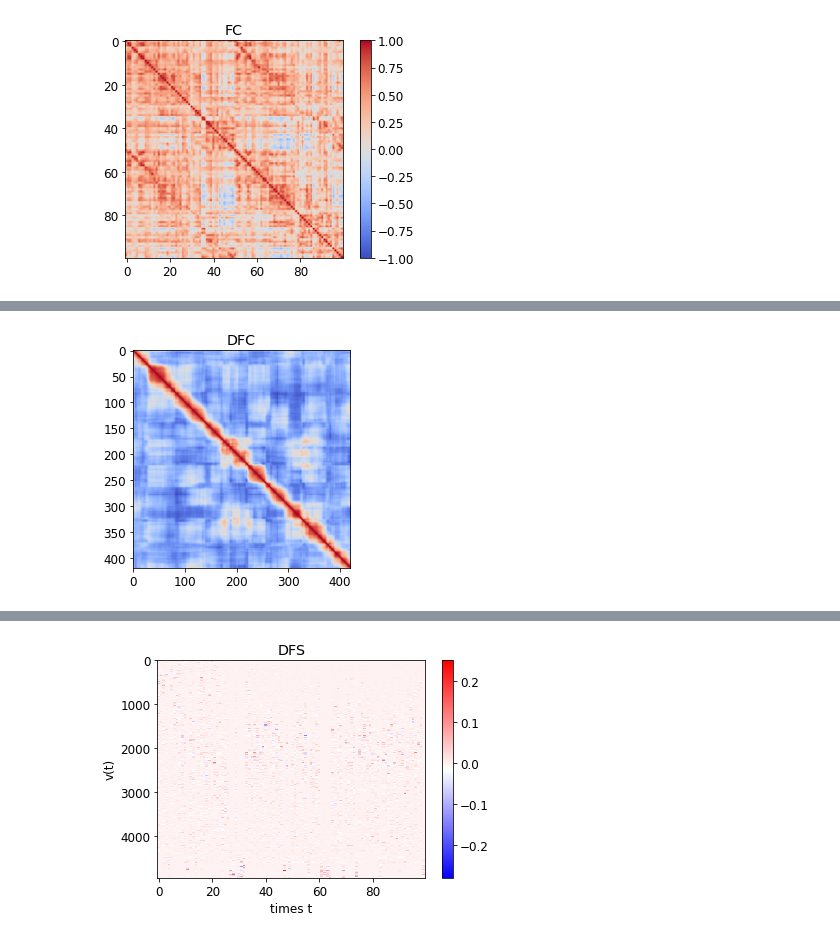
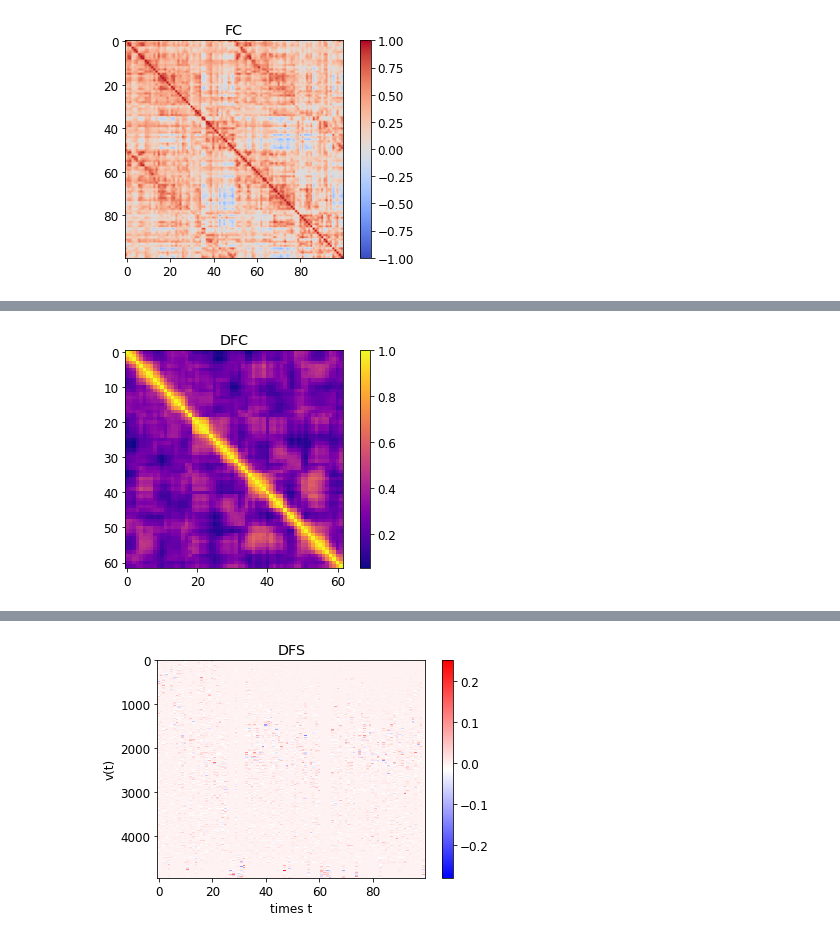
Before and after one commit to gbarzon/DMF, a Jupyter notebook: FC_analysis.ipynb, the cells around one changed output, grey strips where cells are left out. Cells and saved outputs as stored; diff of their text form; code cells hidden in the pictures.

```diff
--- a/FC_analysis.ipynb
+++ b/FC_analysis.ipynb
@@ -49,10 +52,11 @@ N subjects: 40
 # %%
-data = load_data(subjs[1])
+data = load_data(subjs[1], demean=False)
 # %% [output]
 352132.REST1.LR.Schaefer.ptseries.nii
 352132.REST1.RL.Schaefer.ptseries.nii
 352132.REST2.LR.Schaefer.ptseries.nii
 352132.REST2.RL.Schaefer.ptseries.nii
 # %%
-filtered = [bp_filter(tmp) for tmp in data]
+demeaned = [tmp-tmp.mean(axis=1,keepdims=True) for tmp in data]
+filtered = [bp_filter(tmp) for tmp in demeaned]
 # %%
@@ -82,5 +84,5 @@ plt.show()
 # %%
-bold = filtered[0][:,offset:]
+bold = filtered[0]
 N, Tmax = bold.shape
 print(N, Tmax)
 
@@ -112,5 +114,5 @@ for tt in range(5):
 # %%
-def compute_dfc(bold, window=60, shift=2, zscore=True, compute_eig=True):
+def compute_dfc(bold, window=80, shift=18, zscore=True, compute_eig=False):
     N, Tmax = bold.shape
     n_fcd = (Tmax - window) // shift
 
@@ -119,9 +121,6 @@ def compute_dfc(bold, window=60, shift=2, zscore=True, compute_eig=True):
     idx = np.triu_indices(N,1)
 
     for i in tqdm(range(n_fcd-1)):
-        #if i%10==0:
-        #    print(f'{i+1}/{n_fcd-1}')
-
         tmp_X = bold[:,i*shift:i*shift+window]
         tmp_X = np.corrcoef(tmp_X)
 
@@ -163,8 +162,9 @@ def compute_dfc(bold, window=60, shift=2, zscore=True, compute_eig=True):
 # %%
 dfc, reduced = compute_dfc(bold)
 # %%
-plt.imshow(dfc, cmap=cmap, interpolation='none')
+plt.imshow(dfc, cmap='plasma', interpolation='none')
 plt.title('DFC')
+plt.colorbar()
 plt.show()
 # %% [output]
-[figure, old version]
+[figure, new version]
```
Also changed, not shown: parts of 17 cells of this notebook, 9 other files.
